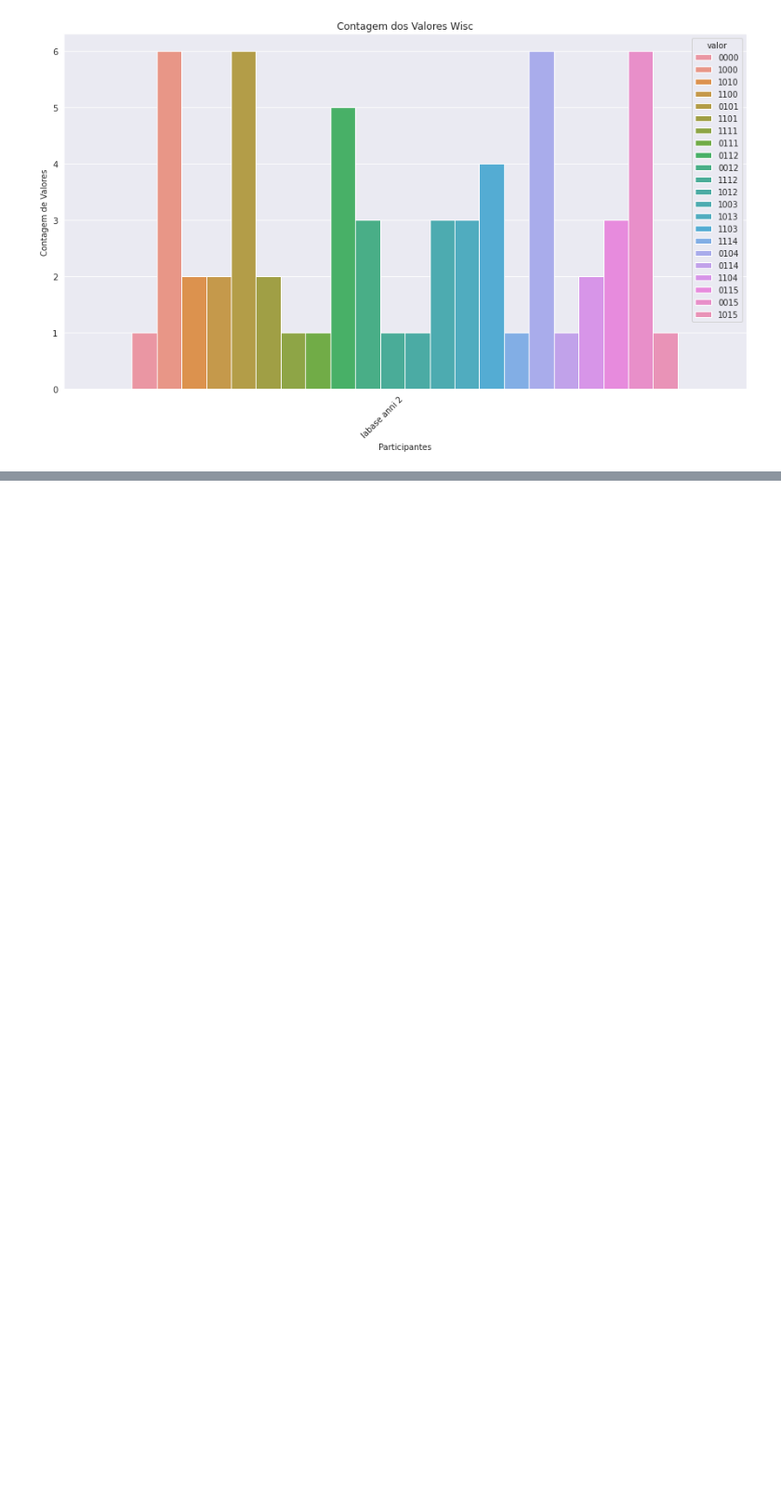
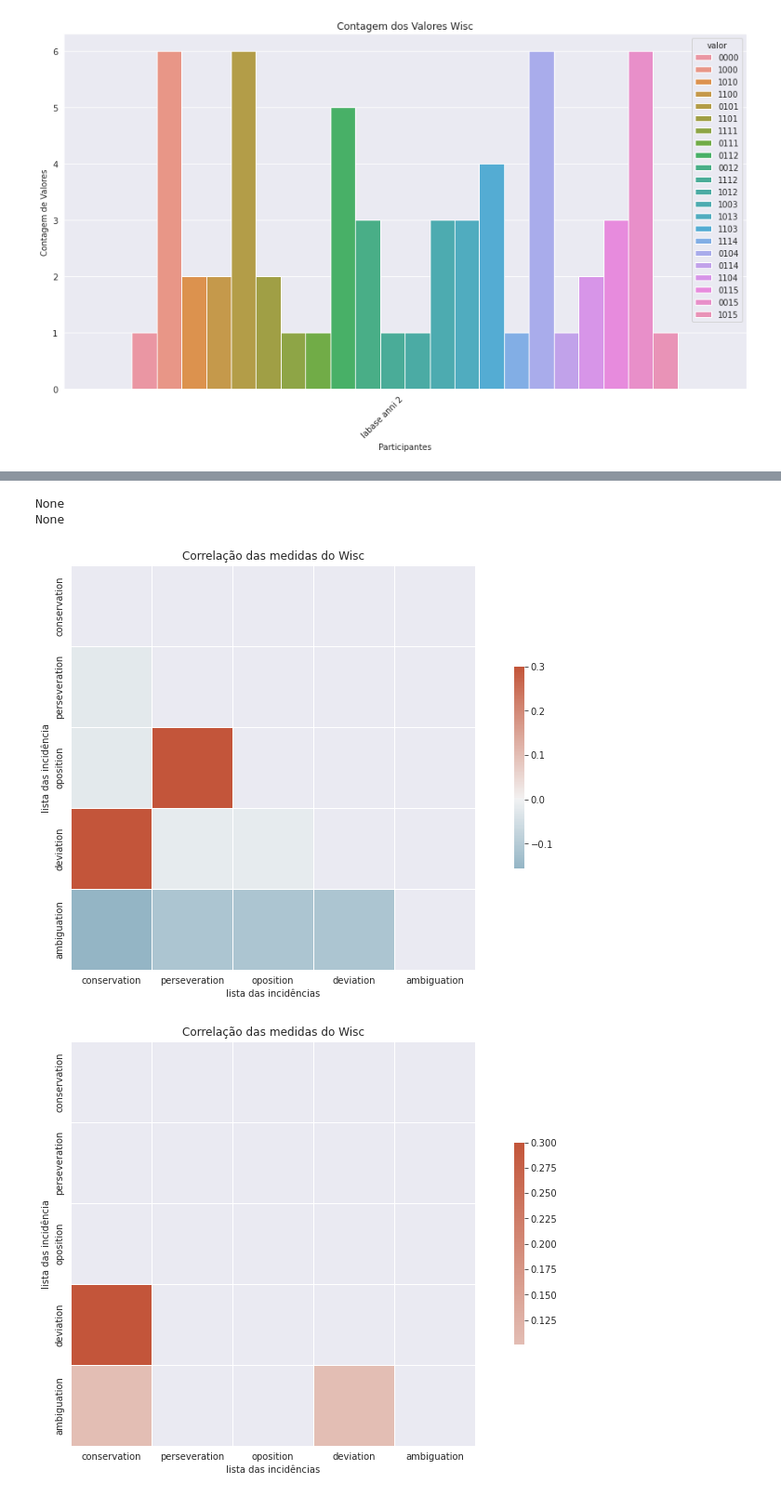
Before and after one commit to AnniProvietti/RIO20, a Jupyter notebook: fono_ceo-master/ipynb/dev/wcst.ipynb, the cells around one changed output, grey strips where cells are left out. Shown at 93% size. Saved outputs shown, nothing was run; the diff lists cells and outputs as text; code cells hidden in the pictures; blank space fills up the shorter version.

```diff
--- a/fono_ceo-master/ipynb/dev/wcst.ipynb
+++ b/fono_ceo-master/ipynb/dev/wcst.ipynb
@@ -295,0 +338,12 @@ None
+# %%
+conf = WiscPlot.Cfplot(
+    col='ponto', title='Correlação das medidas do Wisc', ylabel='lista das incidência', xlabel="lista das incidências")
+dados = WiscPlot().rerieve_oid_from_person_df(dados_jogador_anni).heatmap(conf)
+dados2 = WiscPlot().rerieve_oid_from_person_df(dados_jogador_anni2).heatmap(conf)
+print(dados)
+print(dados2)
+# %% [output]
+None
+None
+[figure, added]
+[figure, added]
```
Also changed, not shown: parts of 8 cells of this notebook, 2 other files.
